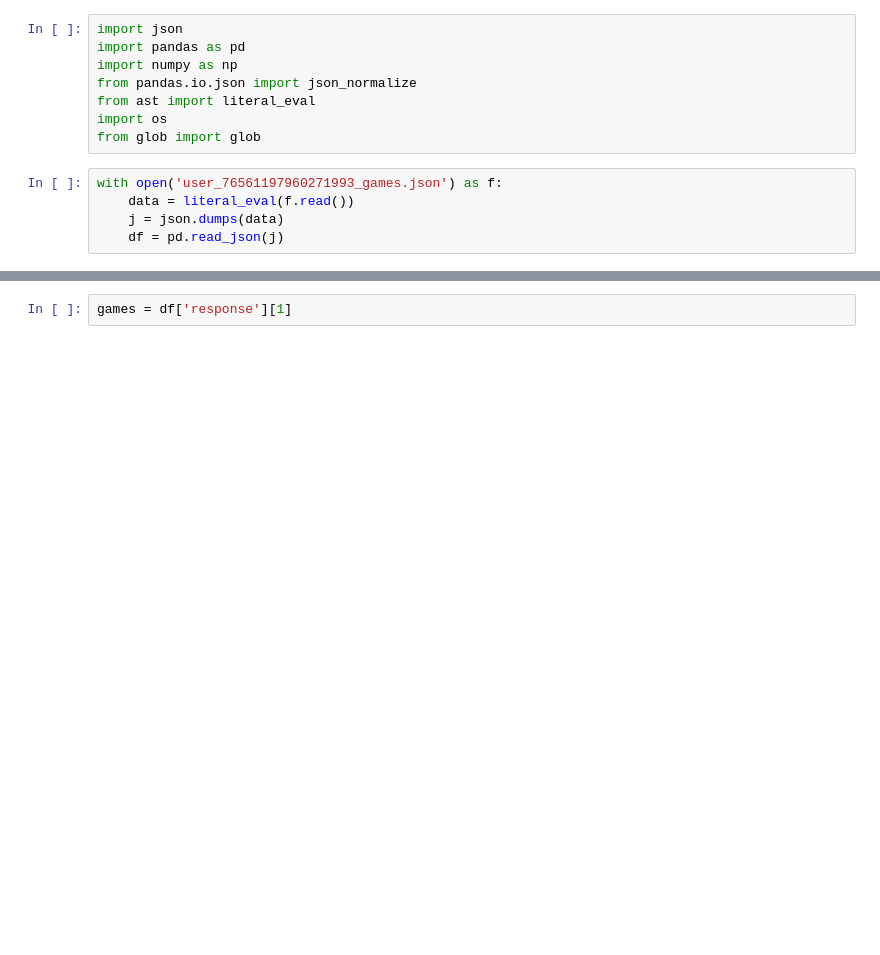
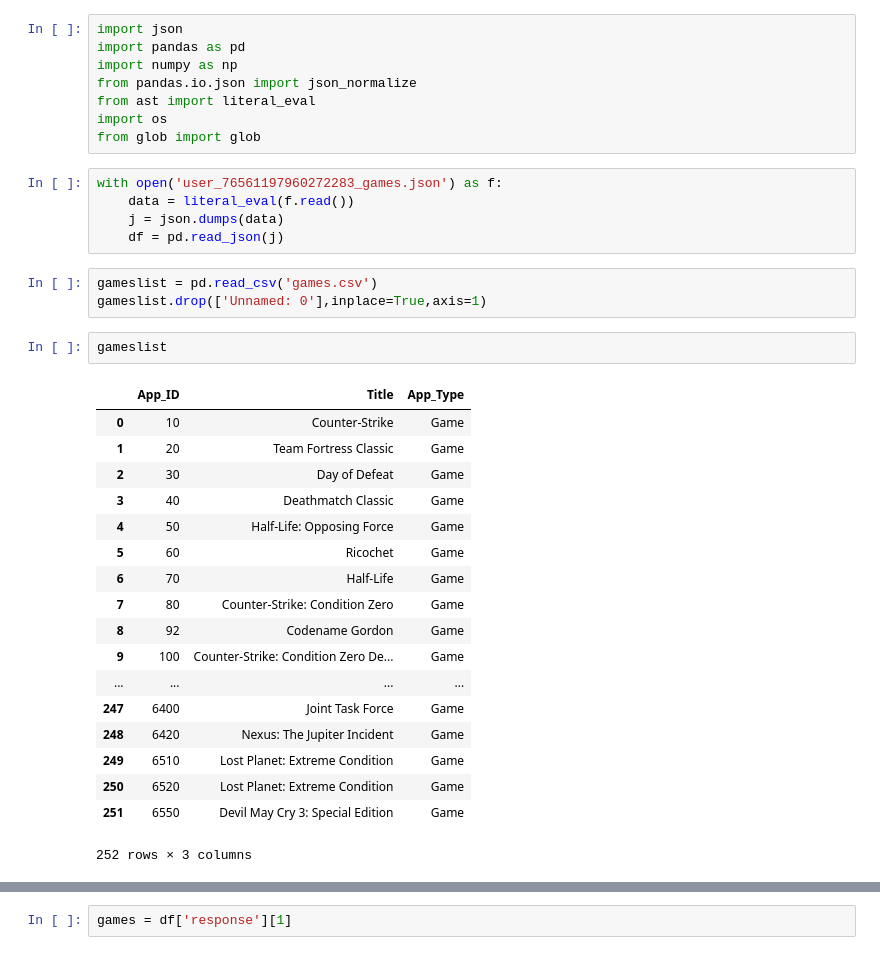
Before and after one commit to alexseong/steam-recommender, a Jupyter notebook: sample json/Untitled.ipynb, the cells around one changed output, grey strips where cells are left out. Cells and saved outputs as stored; diff of their text form; blank space fills up the shorter version.

```diff
--- a/sample json/Untitled.ipynb
+++ b/sample json/Untitled.ipynb
@@ -7,7 +7,31 @@ from ast import literal_eval
 import os
 from glob import glob
 # %%
-with open('user_76561197960271993_games.json') as f:
+with open('user_76561197960272283_games.json') as f:
     data = literal_eval(f.read())
     j = json.dumps(data)
     df = pd.read_json(j)
+# %%
+gameslist = pd.read_csv('games.csv')
+gameslist.drop(['Unnamed: 0'],inplace=True,axis=1)
+# %%
+gameslist
+# %% [output]
+|  | App_ID | Title | App_Type |
+| 0 | 10 | Counter-Strike | Game |
+| 1 | 20 | Team Fortress Classic | Game |
+| 2 | 30 | Day of Defeat | Game |
+| 3 | 40 | Deathmatch Classic | Game |
+| 4 | 50 | Half-Life: Opposing Force | Game |
+| 5 | 60 | Ricochet | Game |
+| 6 | 70 | Half-Life | Game |
+| 7 | 80 | Counter-Strike: Condition Zero | Game |
+| 8 | 92 | Codename Gordon | Game |
+| 9 | 100 | Counter-Strike: Condition Zero De... | Game |
+| ... | ... | ... | ... |
+| 247 | 6400 | Joint Task Force | Game |
+| 248 | 6420 | Nexus: The Jupiter Incident | Game |
+| 249 | 6510 | Lost Planet: Extreme Condition | Game |
+| 250 | 6520 | Lost Planet: Extreme Condition | Game |
+| 251 | 6550 | Devil May Cry 3: Special Edition | Game |
+252 rows × 3 columns
```
Also changed, not shown: parts of 11 cells of this notebook, 8 other files.
